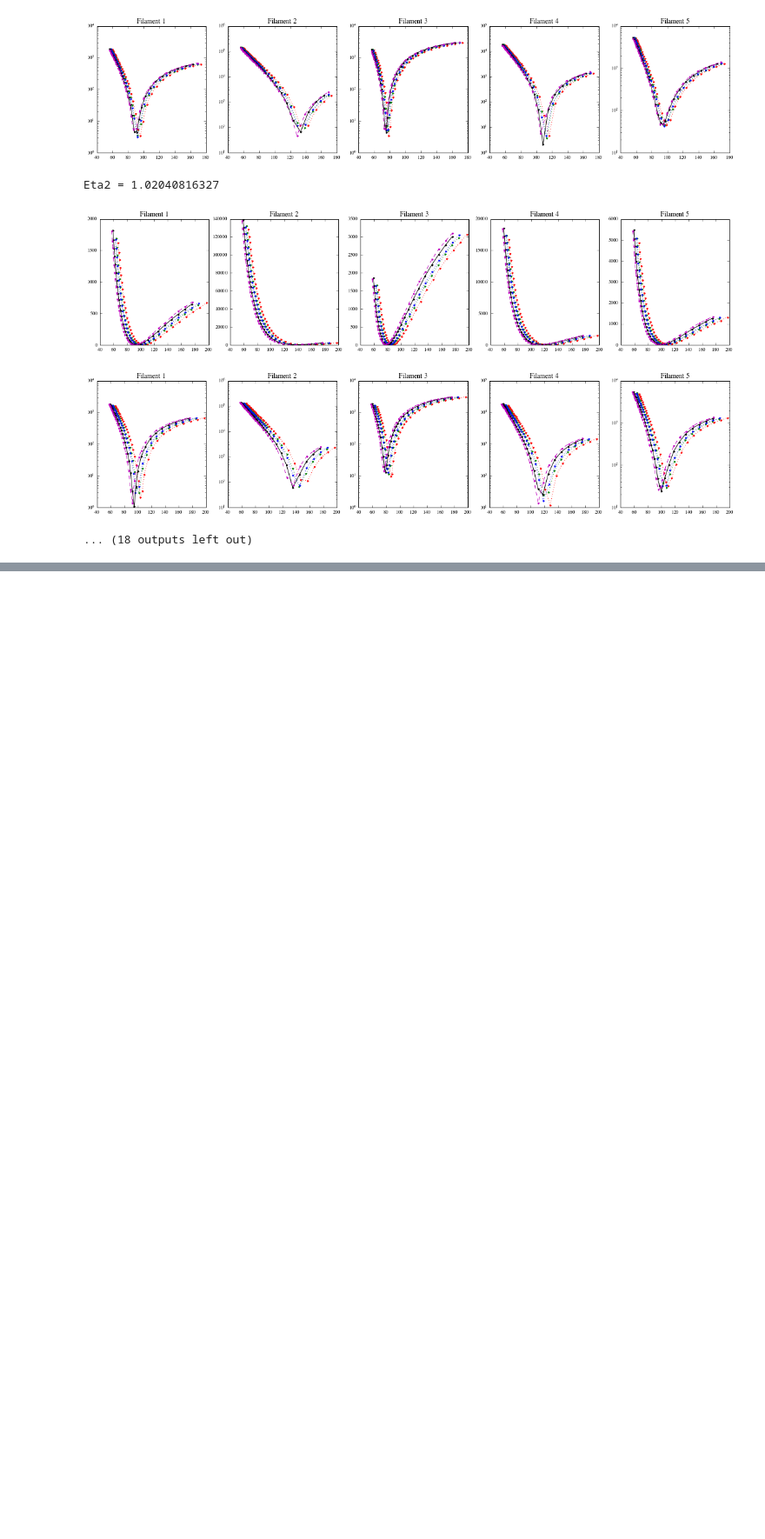
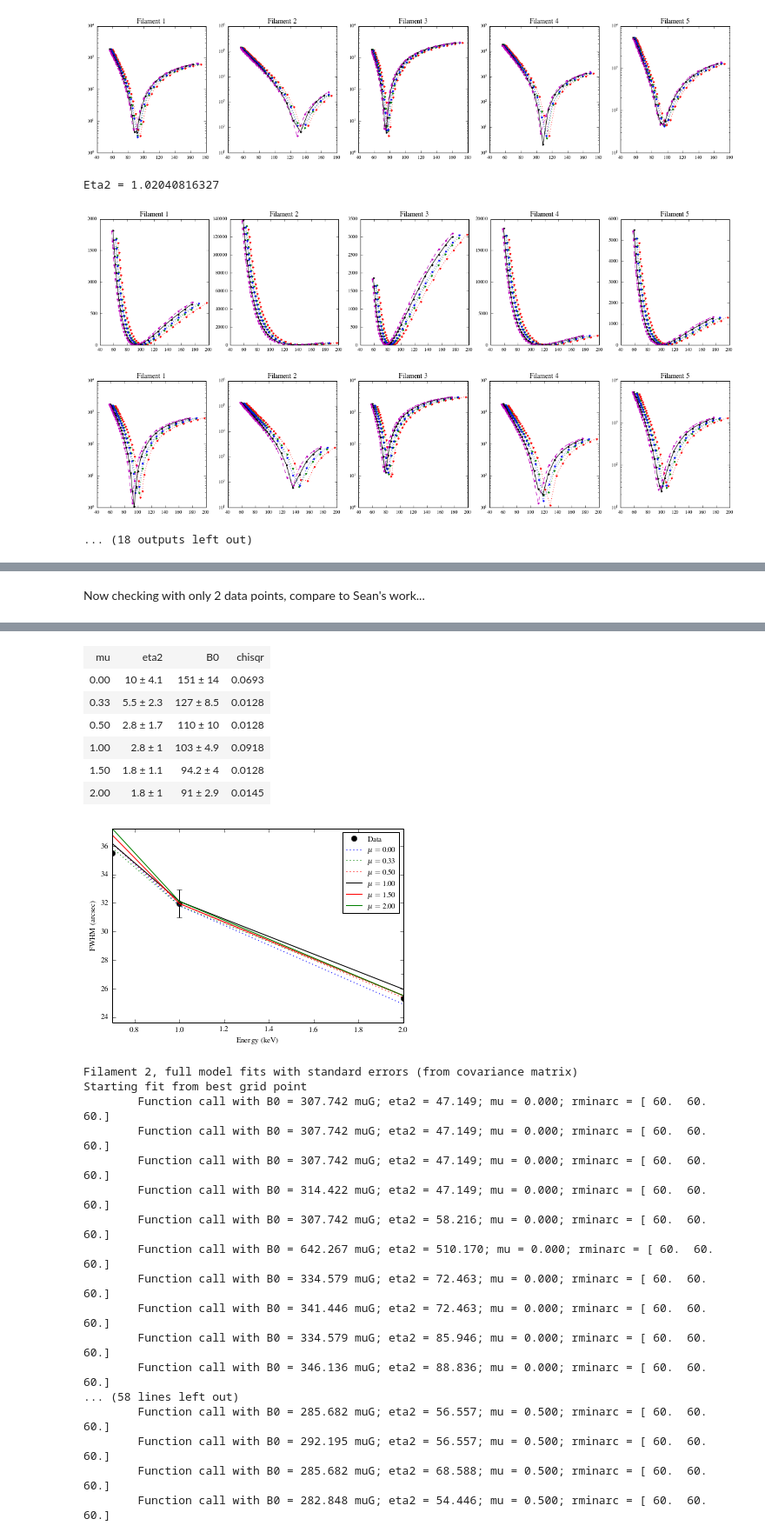
Before and after one commit to aarontran/snr-filaments, a Jupyter notebook: code-models/sn1006-fit-tables.ipynb, the cells around one changed output, grey strips where cells are left out. Shown at 87% size. Cells and saved outputs as stored; diff of their text form; code cells hidden in the pictures; blank space fills up the shorter version.

```diff
--- a/code-models/sn1006-fit-tables.ipynb
+++ b/code-models/sn1006-fit-tables.ipynb
@@ -753,0 +851,15 @@ Final best fit chisqr=0.31
+# %% [markdown]
+Now checking with only 2 data points, compare to Sean's work...
+# %%
+snr = snrcat.make_SN1006()
+kevs = SN1006_KEVS
+
+mu_vals = [0., 1./3, 0.5, 1, 1.5, 2.]
+fmt_vals = [':b', ':g', ':r', '-k', '-r', '-g']
+
+for flmt in [1,2,3,4,5]:
+    data, eps = SN1006_DATA[flmt]  # Data access occurs here
+    print 'Filament {}, full model fits with standard errors (from covariance matrix)'.format(flmt)
+    run_table_fit(snr, kevs, data, eps, mu_vals, fmt_vals, inds=[1,2])
+    print ''
+# %% [output]
@@ -753,0 +883,25 @@ Final best fit chisqr=0.31
+| mu | eta2 | B0 | chisqr |
+| 0.00 | 10 ± 4.1 | 151 ± 14 | 0.0693 |
+| 0.33 | 5.5 ± 2.3 | 127 ± 8.5 | 0.0128 |
+| 0.50 | 2.8 ± 1.7 | 110 ± 10 | 0.0128 |
+| 1.00 | 2.8 ± 1 | 103 ± 4.9 | 0.0918 |
+| 1.50 | 1.8 ± 1.1 | 94.2 ± 4 | 0.0128 |
+| 2.00 | 1.8 ± 1 | 91 ± 2.9 | 0.0145 |
+[figure, added]
+Filament 2, full model fits with standard errors (from covariance matrix)
+Starting fit from best grid point
+        Function call with B0 = 307.742 muG; eta2 = 47.149; mu = 0.000; rminarc = [ 60.  60.  60.]
+        Function call with B0 = 307.742 muG; eta2 = 47.149; mu = 0.000; rminarc = [ 60.  60.  60.]
+        Function call with B0 = 307.742 muG; eta2 = 47.149; mu = 0.000; rminarc = [ 60.  60.  60.]
+        Function call with B0 = 314.422 muG; eta2 = 47.149; mu = 0.000; rminarc = [ 60.  60.  60.]
+        Function call with B0 = 307.742 muG; eta2 = 58.216; mu = 0.000; rminarc = [ 60.  60.  60.]
+        Function call with B0 = 642.267 muG; eta2 = 510.170; mu = 0.000; rminarc = [ 60.  60.  60.]
+        Function call with B0 = 334.579 muG; eta2 = 72.463; mu = 0.000; rminarc = [ 60.  60.  60.]
+        Function call with B0 = 341.446 muG; eta2 = 72.463; mu = 0.000; rminarc = [ 60.  60.  60.]
+        Function call with B0 = 334.579 muG; eta2 = 85.946; mu = 0.000; rminarc = [ 60.  60.  60.]
+        Function call with B0 = 346.136 muG; eta2 = 88.836; mu = 0.000; rminarc = [ 60.  60.  60.]
+... (58 lines left out)
+        Function call with B0 = 285.682 muG; eta2 = 56.557; mu = 0.500; rminarc = [ 60.  60.  60.]
+        Function call with B0 = 292.195 muG; eta2 = 56.557; mu = 0.500; rminarc = [ 60.  60.  60.]
+        Function call with B0 = 285.682 muG; eta2 = 68.588; mu = 0.500; rminarc = [ 60.  60.  60.]
+        Function call with B0 = 282.848 muG; eta2 = 54.446; mu = 0.500; rminarc = [ 60.  60.  60.]
```
Also changed, not shown: parts of 40 cells of this notebook, 5 other files.
